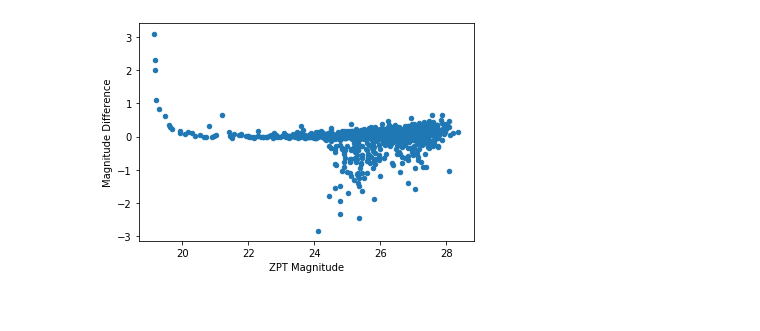
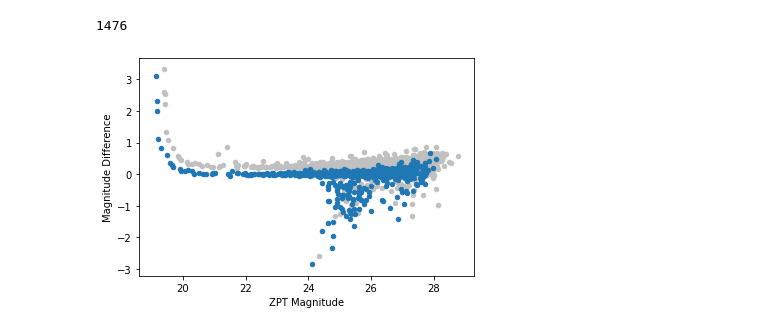
Before and after one commit to hrichstein/photRun0520, a Jupyter notebook: matchWork0906.ipynb, the cells around one changed output. Drawn from its saved outputs; the diff is of its cells as text; code cells hidden in the pictures.

```diff
--- a/matchWork0906.ipynb
+++ b/matchWork0906.ipynb
@@ -19,3 +11,7 @@ len(id_col)
+# %%
+matched = np.genfromtxt('catRawMags1305/catDir/matchedMattiaInfo.dat',names=True)
+# %%
+match_g = matched[matched['m814c']>10]
 # %%
 file_g = file[file['magPSF']>10]
-print(len(file_g))
+file_g = file_g[file_g['c_star']>0.5]
@@ -29,0 +30,6 @@ print(np.median(magDiff))
+# %%
+magOrig = match_g['mag1'] - match_g['m814c']
+print('Median:',np.median(magOrig))
+print('Mean:',np.mean(magOrig))
+print('St. Dev:',np.std(magOrig))
+print('Num. of Sources:',len(magOrig))
@@ -51,10 +91,17 @@ plt.show()
+# %%
+len(match_g)
+# %% [output]
+1476
 # %%
 fig, ax = plt.subplots()
 
+ax.scatter(match_g['mag1'],magOrig,s=20,color='silver')
 ax.scatter(file_g['magZPT'],magDiff,s=20)
+
+
 ax.set_ylabel('Magnitude Difference')
 ax.set_xlabel('ZPT Magnitude')
 
 plt.show()
 # %% [output]
-[figure, old version]
+[figure, new version]
```
Also changed, not shown: parts of 17 cells of this notebook, 15 other files.
